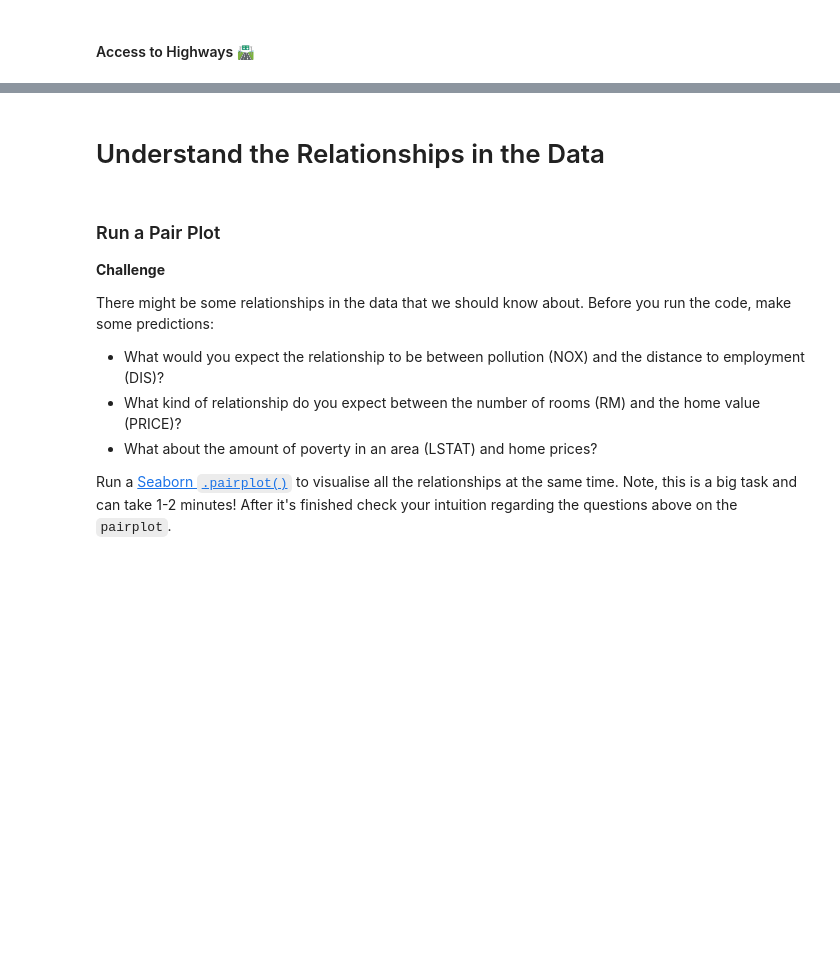
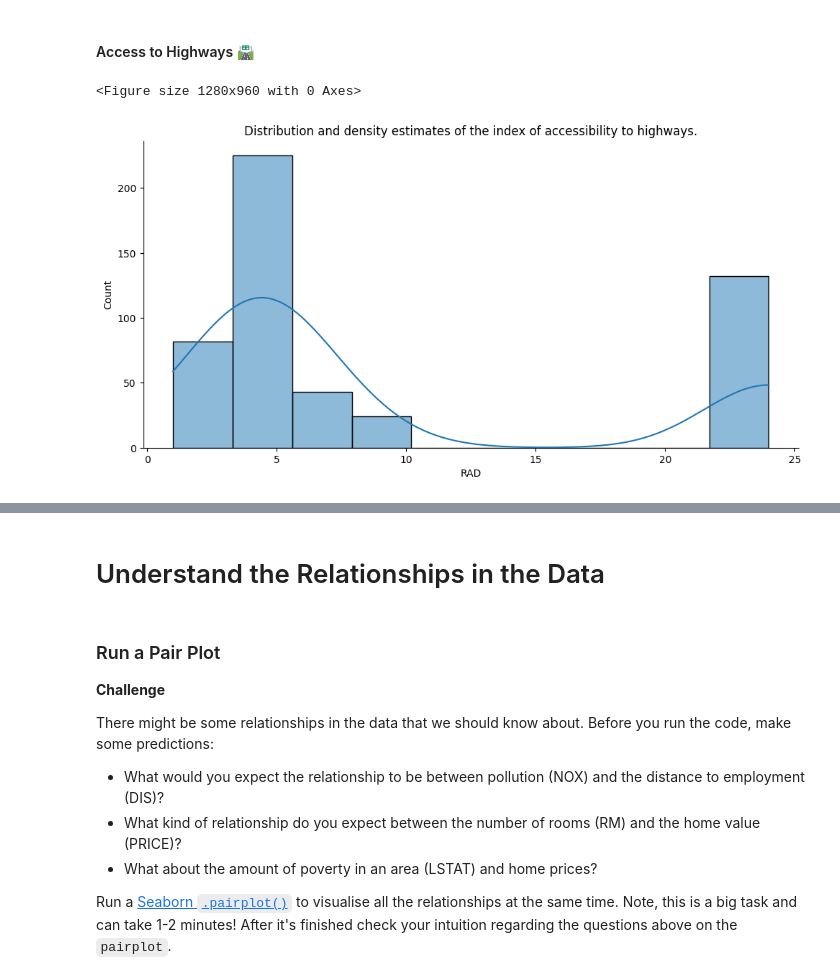
Before and after one commit to noah-clements/100Days-Python-Course, a Jupyter notebook: Day80 - Multivariable Regression/Multivariable_Regression_and_Valuation_Model.ipynb, the cells around one changed output, grey strips where cells are left out. Cells and saved outputs as stored; diff of their text form; code cells hidden in the pictures; blank space fills up the shorter version.

```diff
--- a/Day80 - Multivariable Regression/Multivariable_Regression_and_Valuation_Model.ipynb
+++ b/Day80 - Multivariable Regression/Multivariable_Regression_and_Valuation_Model.ipynb
@@ -182,5 +207,13 @@ What do you notice in the distributions of the data?
 # %% [markdown]
 #### Access to Highways 🛣
+# %%
+plt.figure(dpi=200)
+sns.displot(data, x='RAD', kde=True, aspect=2)
+plt.title("Distribution and density estimates of the index of accessibility to highways.")
+plt.show()
+# %% [output]
+<Figure size 1280x960 with 0 Axes>
+[figure, added]
 # %% [markdown]
 #### Next to the River? ⛵️
 
```
Also changed, not shown: parts of 3 cells of this notebook.
